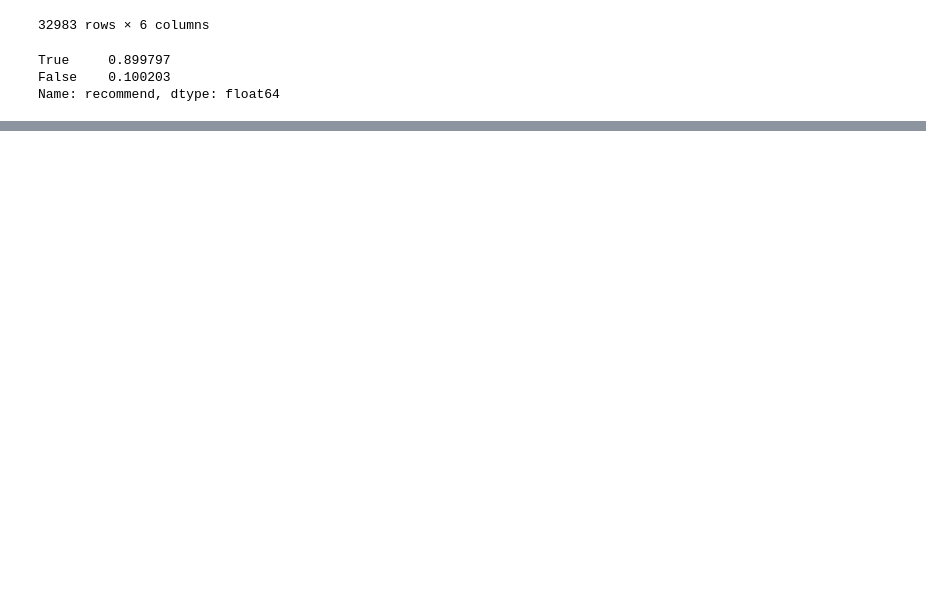
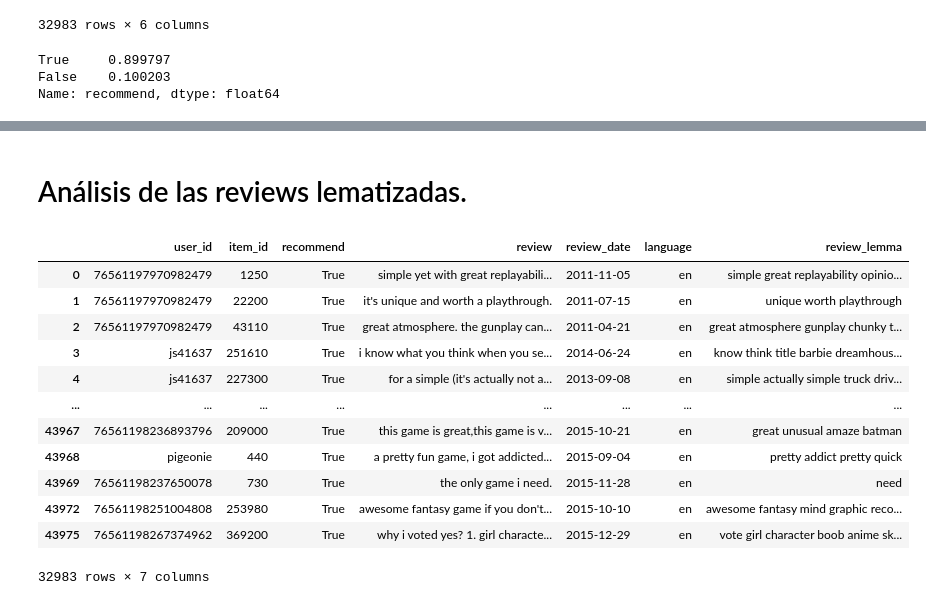
Before and after one commit to DaAnMaGi/PI_ML_OPS, a Jupyter notebook: formulacion/formulacion_datos.ipynb, the cells around one changed output, grey strips where cells are left out. Cells and saved outputs as stored; diff of their text form; code cells hidden in the pictures; blank space fills up the shorter version.

```diff
--- a/formulacion/formulacion_datos.ipynb
+++ b/formulacion/formulacion_datos.ipynb
@@ -294,0 +413,20 @@ Name: recommend, dtype: float64
+# %% [markdown]
+# Análisis de las reviews lematizadas.
+# %%
+ruta_reviews_lemma = "/content/reviews_lemma.json.gz"
+reviews = pd.read_json(ruta_reviews_lemma,compression="gzip",encoding="utf-8",convert_dates=['review_date'],date_unit="ms")
+reviews
+# %% [output]
+|  | user_id | item_id | recommend | review | review_date | language | review_lemma |
+| 0 | 76561197970982479 | 1250 | True | simple yet with great replayabili... | 2011-11-05 | en | simple great replayability opinio... |
+| 1 | 76561197970982479 | 22200 | True | it's unique and worth a playthrough. | 2011-07-15 | en | unique worth playthrough |
+| 2 | 76561197970982479 | 43110 | True | great atmosphere. the gunplay can... | 2011-04-21 | en | great atmosphere gunplay chunky t... |
+| 3 | js41637 | 251610 | True | i know what you think when you se... | 2014-06-24 | en | know think title barbie dreamhous... |
+| 4 | js41637 | 227300 | True | for a simple (it's actually not a... | 2013-09-08 | en | simple actually simple truck driv... |
+| ... | ... | ... | ... | ... | ... | ... | ... |
+| 43967 | 76561198236893796 | 209000 | True | this game is great,this game is v... | 2015-10-21 | en | great unusual amaze batman |
+| 43968 | pigeonie | 440 | True | a pretty fun game, i got addicted... | 2015-09-04 | en | pretty addict pretty quick |
+| 43969 | 76561198237650078 | 730 | True | the only game i need. | 2015-11-28 | en | need |
+| 43972 | 76561198251004808 | 253980 | True | awesome fantasy game if you don't... | 2015-10-10 | en | awesome fantasy mind graphic reco... |
+| 43975 | 76561198267374962 | 369200 | True | why i voted yes? 1. girl characte... | 2015-12-29 | en | vote girl character boob anime sk... |
+32983 rows × 7 columns
```
Also changed, not shown: parts of 21 cells of this notebook.
